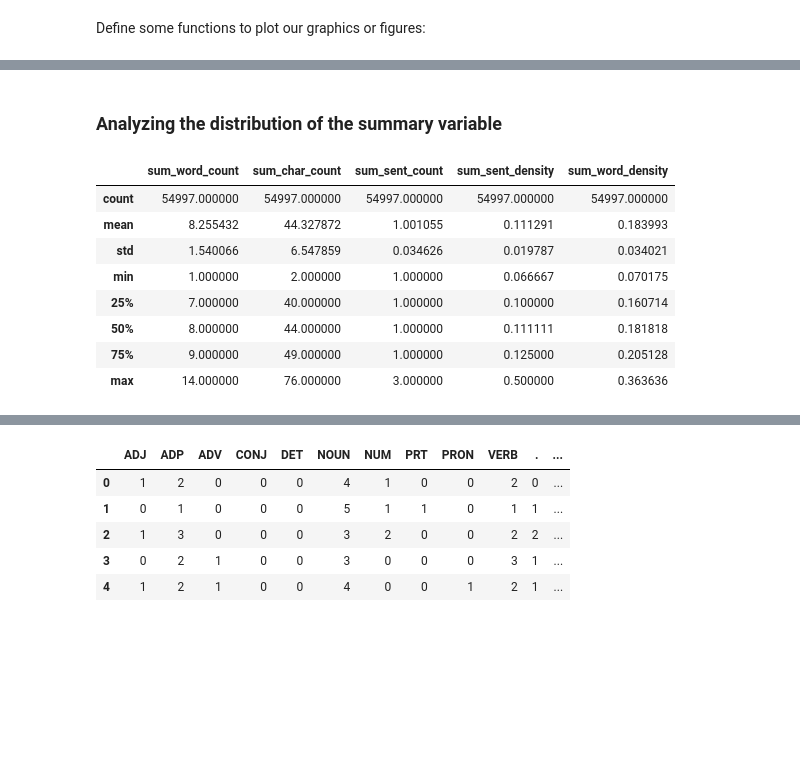
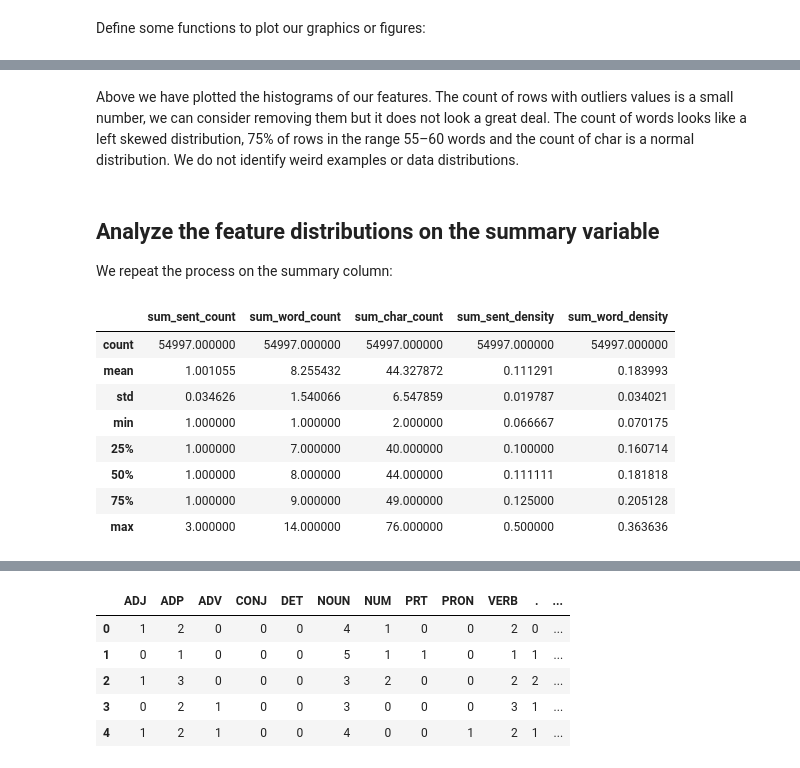
Before and after one commit to edumunozsala/Text-Summarization-Guide, a Jupyter notebook: Text_summarization_EDA.ipynb, the cells around one changed output, grey strips where cells are left out. Cells and saved outputs as stored; diff of their text form; code cells hidden in the pictures; blank space fills up the shorter version.

```diff
--- a/Text_summarization_EDA.ipynb
+++ b/Text_summarization_EDA.ipynb
@@ -472,18 +463,22 @@ Above we have plotted the histograms of our features. We can confirm that althou
-# %% [markdown]
-### Analyzing the distribution of the summary variable
+# %% [markdown]
+Above we have plotted the histograms of our features. The count of rows with outliers values is a small number, we can consider removing them but it does not look a great deal. The count of words looks like a left skewed distribution, 75% of rows in the range 55–60 words and the count of char is a normal distribution. We do not identify weird examples or data distributions.
+# %% [markdown]
+## Analyze the feature distributions on the summary variable
+
+We repeat the process on the summary column:
 # %%
 # Extract the descriptive statistics for the summary variable
-dataset[['sum_word_count', 'sum_char_count', 'sum_sent_count', 'sum_sent_density', 'sum_word_density']].describe()
+dataset[['sum_sent_count','sum_word_count', 'sum_char_count', 'sum_sent_density', 'sum_word_density']].describe()
 # %% [output]
-|  | sum_word_count | sum_char_count | sum_sent_count | sum_sent_density | sum_word_density |
+|  | sum_sent_count | sum_word_count | sum_char_count | sum_sent_density | sum_word_density |
 | count | 54997.000000 | 54997.000000 | 54997.000000 | 54997.000000 | 54997.000000 |
-| mean | 8.255432 | 44.327872 | 1.001055 | 0.111291 | 0.183993 |
-| std | 1.540066 | 6.547859 | 0.034626 | 0.019787 | 0.034021 |
-| min | 1.000000 | 2.000000 | 1.000000 | 0.066667 | 0.070175 |
-| 25% | 7.000000 | 40.000000 | 1.000000 | 0.100000 | 0.160714 |
-| 50% | 8.000000 | 44.000000 | 1.000000 | 0.111111 | 0.181818 |
-| 75% | 9.000000 | 49.000000 | 1.000000 | 0.125000 | 0.205128 |
-| max | 14.000000 | 76.000000 | 3.000000 | 0.500000 | 0.363636 |
+| mean | 1.001055 | 8.255432 | 44.327872 | 0.111291 | 0.183993 |
+| std | 0.034626 | 1.540066 | 6.547859 | 0.019787 | 0.034021 |
+| min | 1.000000 | 1.000000 | 2.000000 | 0.066667 | 0.070175 |
+| 25% | 1.000000 | 7.000000 | 40.000000 | 0.100000 | 0.160714 |
+| 50% | 1.000000 | 8.000000 | 44.000000 | 0.111111 | 0.181818 |
+| 75% | 1.000000 | 9.000000 | 49.000000 | 0.125000 | 0.205128 |
+| max | 3.000000 | 14.000000 | 76.000000 | 0.500000 | 0.363636 |
 # %%
 #Set the columns to plot
 plot_vars=np.array([['sum_sent_count', 'sum_word_count', 'sum_char_count','sum_sent_density','sum_word_density']])
```
Also changed, not shown: parts of 52 cells of this notebook, 3 other files.
